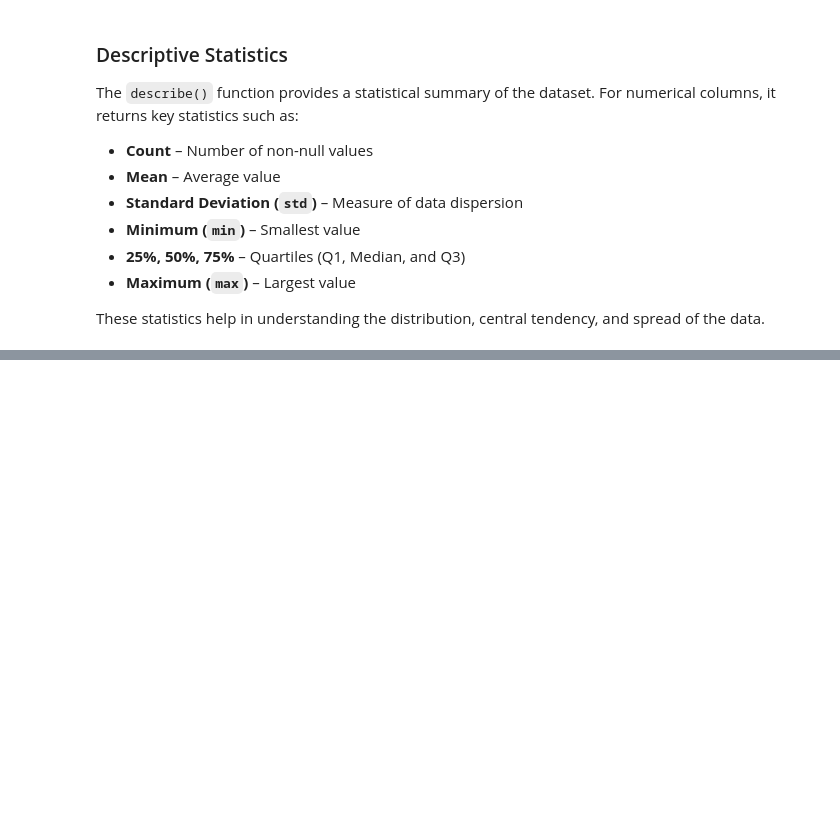
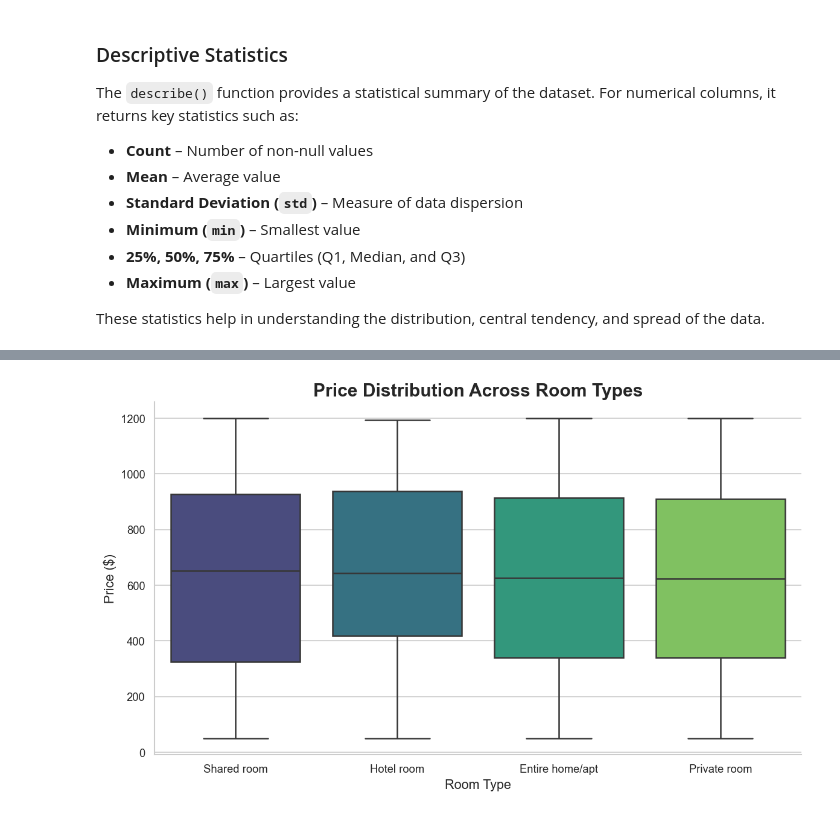
Before and after one commit to theaditya24/COMPLETE-PYTHON-FOR-DATA-ANALYTICS, a Jupyter notebook: Airbnb Data Analysis/EDA.ipynb, the cells around one changed output, grey strips where cells are left out. Saved outputs shown, nothing was run; the diff lists cells and outputs as text; code cells hidden in the pictures; blank space fills up the shorter version.

```diff
--- a/Airbnb Data Analysis/EDA.ipynb
+++ b/Airbnb Data Analysis/EDA.ipynb
@@ -251,0 +441,20 @@ df.describe()
+# %%
+sns.set_theme(style="whitegrid")
+
+plt.figure(figsize=(10,6), dpi=120)
+
+order = df.groupby('room type')['price'].median().sort_values(ascending=False).index
+
+ax = sns.boxplot(data=df, x='room type', y='price', order=order, palette='viridis', linewidth=1.5, showfliers=False)
+
+plt.title("Price Distribution Across Room Types", fontsize=18, fontweight='bold')
+
+plt.xlabel("Room Type", fontsize=13)
+plt.ylabel("Price ($)", fontsize=13)
+
+sns.despine()
+
+plt.tight_layout()
+plt.show()
+# %% [output]
+[figure, added]
```
Also changed, not shown: parts of 19 cells of this notebook.
